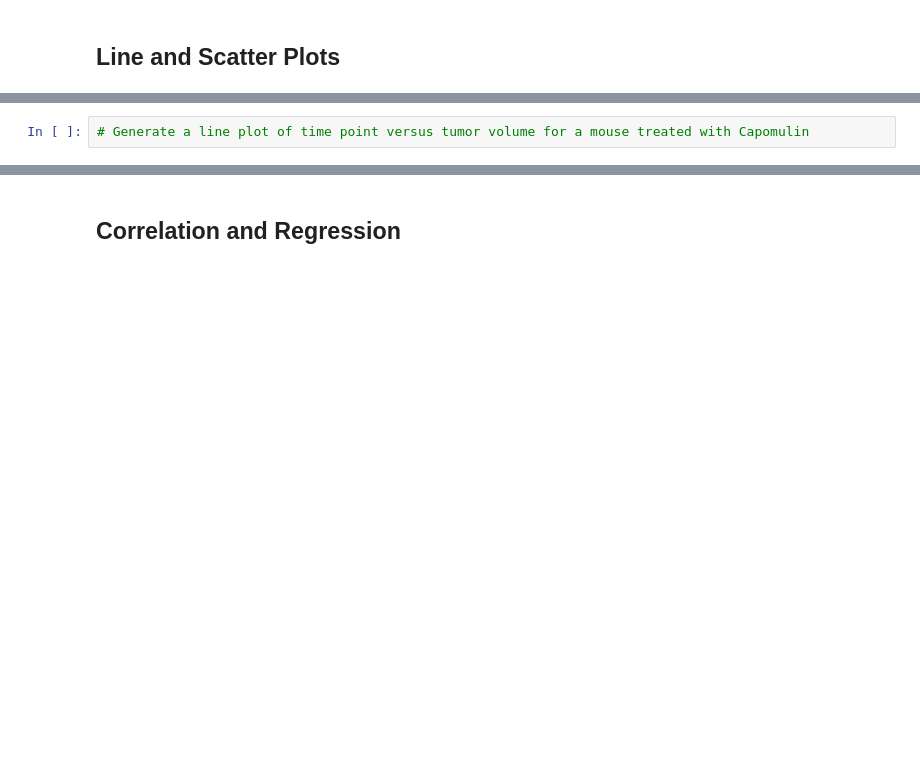
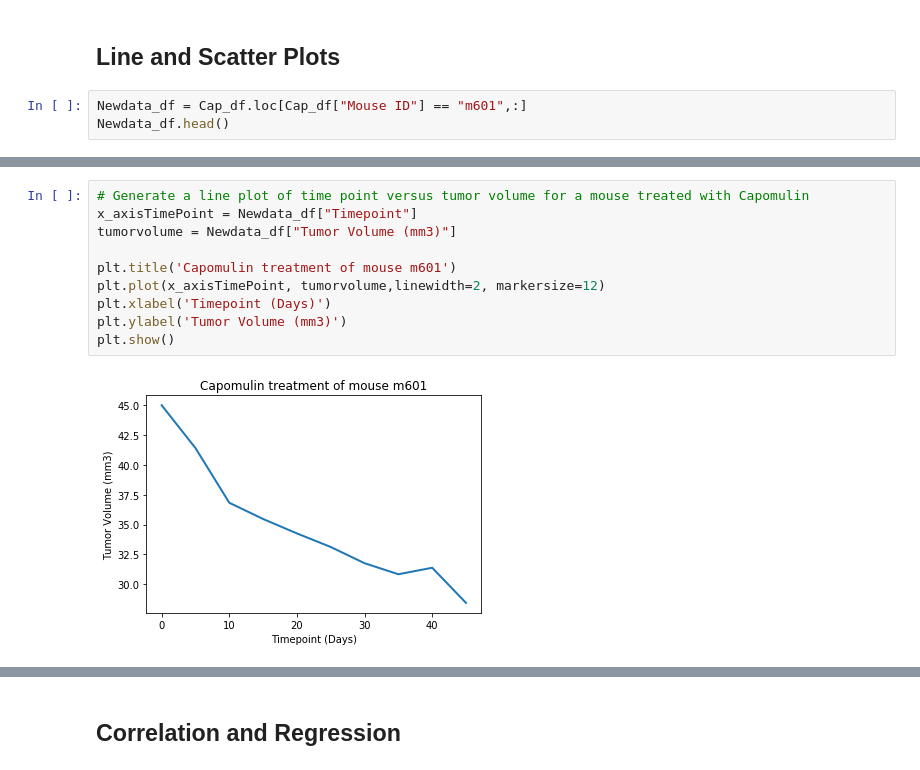
Before and after one commit to vasudhanair/Matplotlib-Challenge, a Jupyter notebook: Pymaceuticals/pymaceuticals.ipynb, the cells around one changed output, grey strips where cells are left out. Cells and saved outputs as stored; diff of their text form; blank space fills up the shorter version.

```diff
--- a/Pymaceuticals/pymaceuticals.ipynb
+++ b/Pymaceuticals/pymaceuticals.ipynb
@@ -406,2 +422,5 @@ plt.show()
 # %% [markdown]
 ## Line and Scatter Plots
+# %%
+Newdata_df = Cap_df.loc[Cap_df["Mouse ID"] == "m601",:]
+Newdata_df.head()
@@ -408,4 +434,14 @@ plt.show()
 # %%
 # Generate a line plot of time point versus tumor volume for a mouse treated with Capomulin
+x_axisTimePoint = Newdata_df["Timepoint"]
+tumorvolume = Newdata_df["Tumor Volume (mm3)"]
+
+plt.title('Capomulin treatment of mouse m601')
+plt.plot(x_axisTimePoint, tumorvolume,linewidth=2, markersize=12)
+plt.xlabel('Timepoint (Days)')
+plt.ylabel('Tumor Volume (mm3)')
+plt.show()
+# %% [output]
+[figure, added]
 # %%
 # Generate a scatter plot of mouse weight versus average tumor volume for the Capomulin regimen
```
Also changed, not shown: parts of 10 cells of this notebook.
